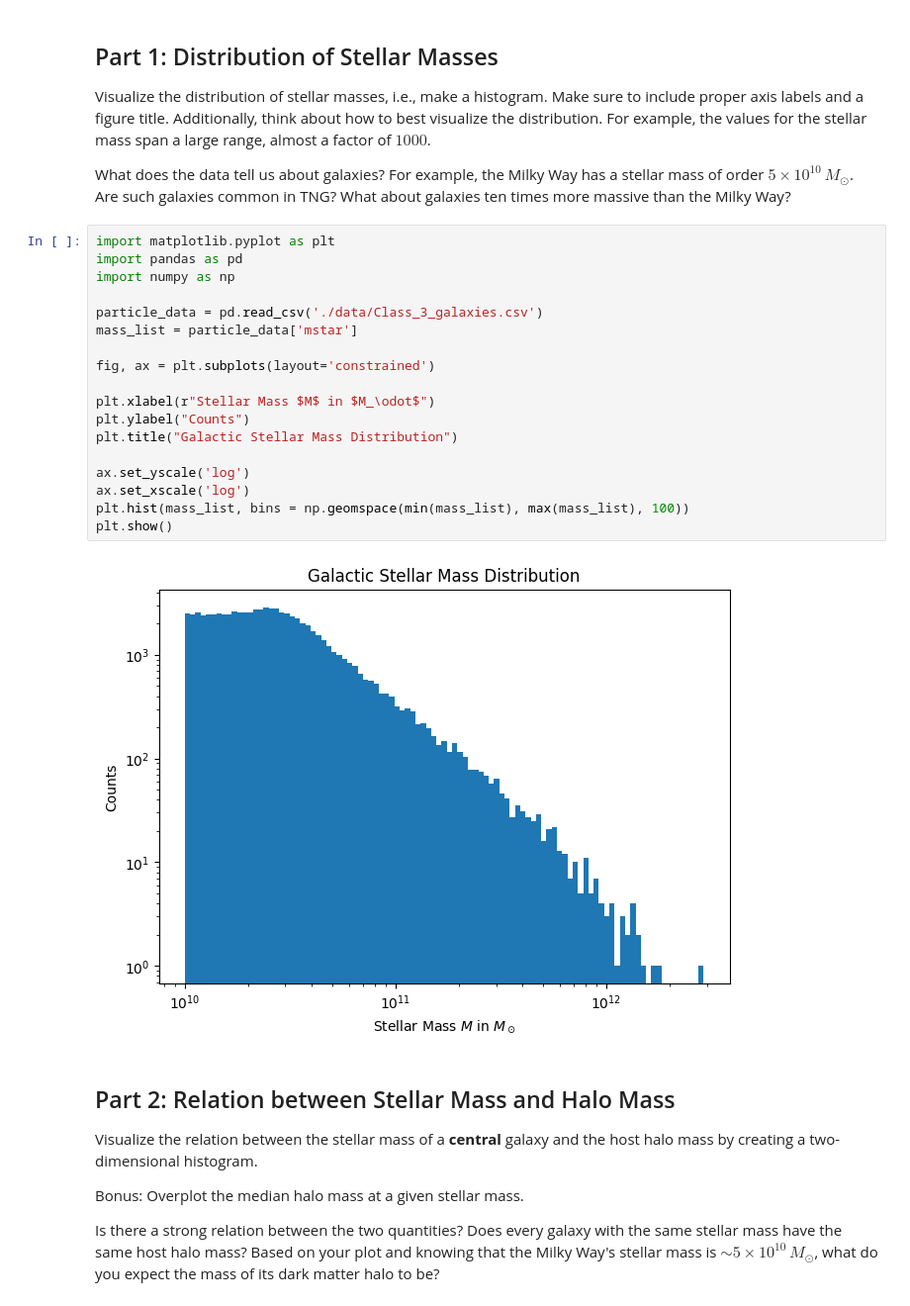
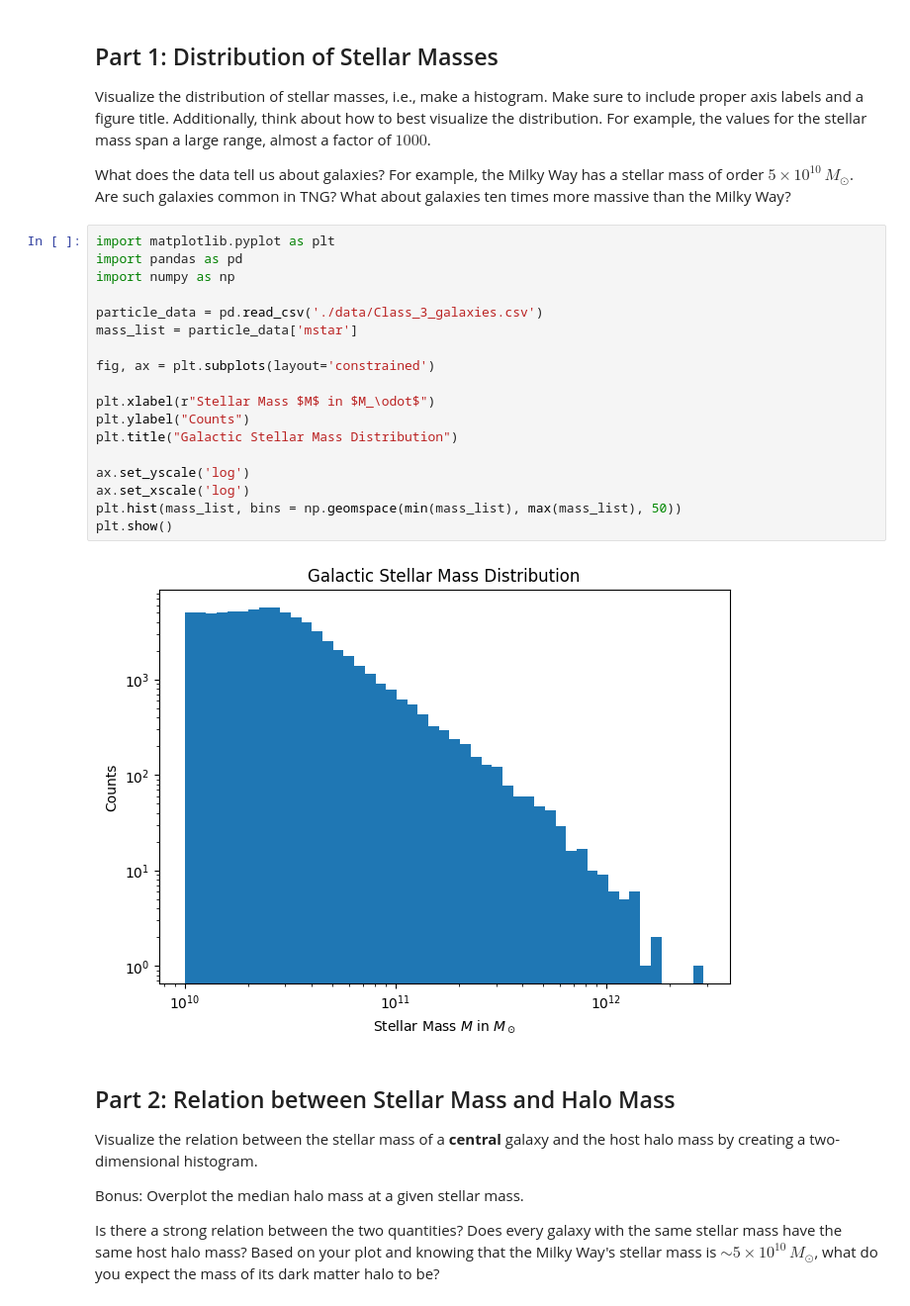
Before and after one commit to queue-h/ISCI-396, a Jupyter notebook: data_visualization/Class_3.ipynb, the cells around one changed output. Shown at 99% size. Saved outputs shown, nothing was run; the diff lists cells and outputs as text.

```diff
--- a/data_visualization/Class_3.ipynb
+++ b/data_visualization/Class_3.ipynb
@@ -223,23 +223,23 @@ What does the data tell us about galaxies? For example, the Milky Way has a stel
 # %%
 import matplotlib.pyplot as plt
 import pandas as pd
 import numpy as np
 
 particle_data = pd.read_csv('./data/Class_3_galaxies.csv')
 mass_list = particle_data['mstar']
 
 fig, ax = plt.subplots(layout='constrained')
 
 plt.xlabel(r"Stellar Mass $M$ in $M_\odot$")
 plt.ylabel("Counts")
 plt.title("Galactic Stellar Mass Distribution")
 
 ax.set_yscale('log')
 ax.set_xscale('log')
-plt.hist(mass_list, bins = np.geomspace(min(mass_list), max(mass_list), 100))
+plt.hist(mass_list, bins = np.geomspace(min(mass_list), max(mass_list), 50))
 plt.show()
 # %% [output]
-[figure, old version]
+[figure, new version]
 # %% [markdown]
 ## Part 2: Relation between Stellar Mass and Halo Mass
 
```
Also changed, not shown: parts of 5 cells of this notebook.
